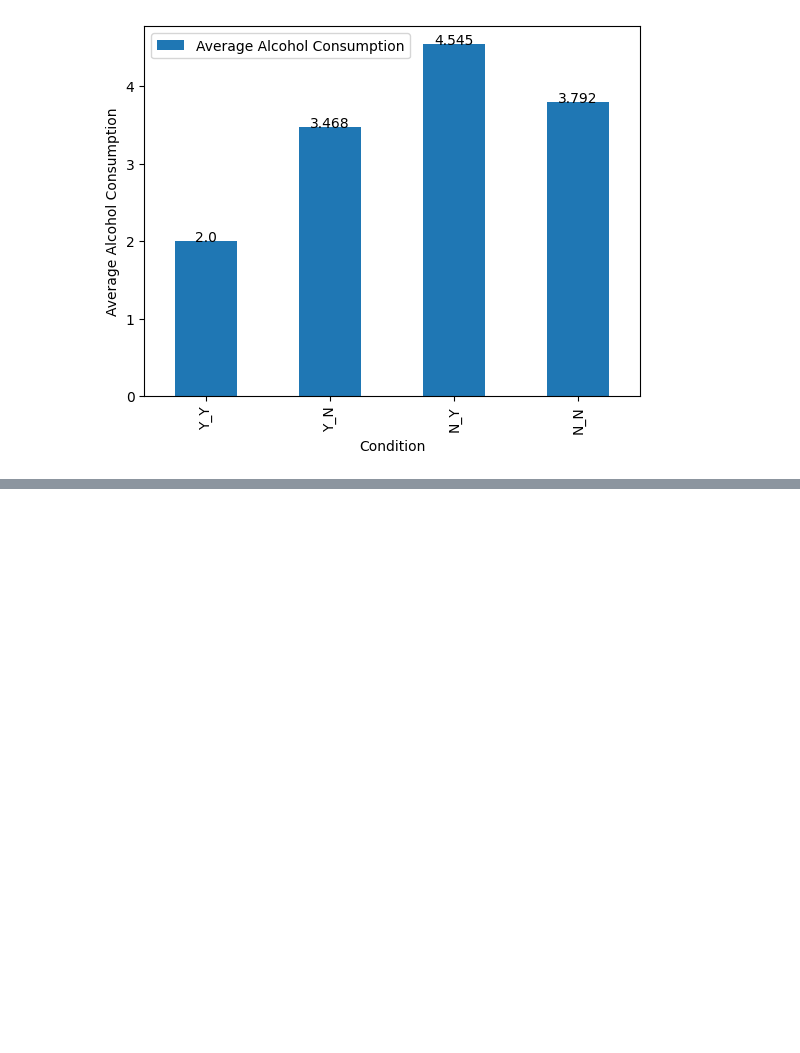
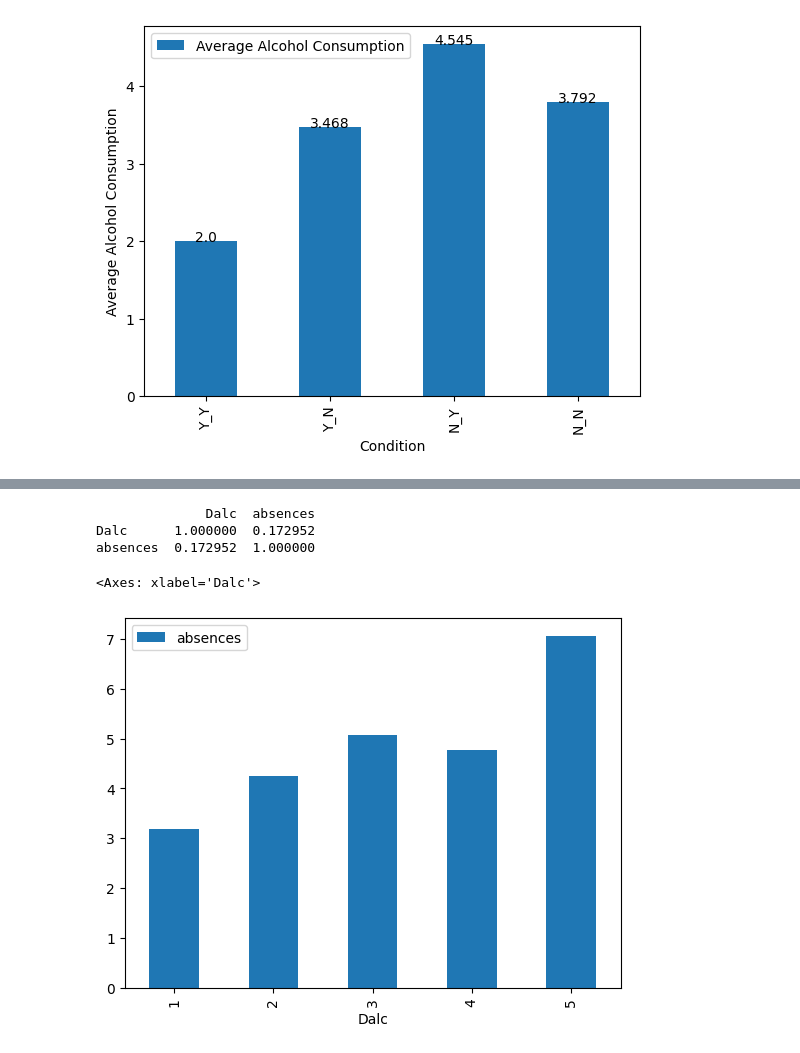
Before and after one commit to guozhuyin/112NetworkLearningTechnology, a Jupyter notebook: EducationalDataMiningUsingPython/MidtermProject231101.ipynb, the cells around one changed output, grey strips where cells are left out. Saved outputs shown, nothing was run; the diff lists cells and outputs as text; code cells hidden in the pictures; blank space fills up the shorter version.

```diff
--- a/EducationalDataMiningUsingPython/MidtermProject231101.ipynb
+++ b/EducationalDataMiningUsingPython/MidtermProject231101.ipynb
@@ -307,0 +325,9 @@ plt.show()
+# %%
+print(df[["Dalc", "absences"]].corr())
+df[["Dalc", "absences"]].groupby('Dalc').mean().plot(kind='bar')
+# %% [output]
+              Dalc  absences
+Dalc      1.000000  0.172952
+absences  0.172952  1.000000
+<Axes: xlabel='Dalc'>
+[figure, added]
```
Also changed, not shown: parts of 18 cells of this notebook.
